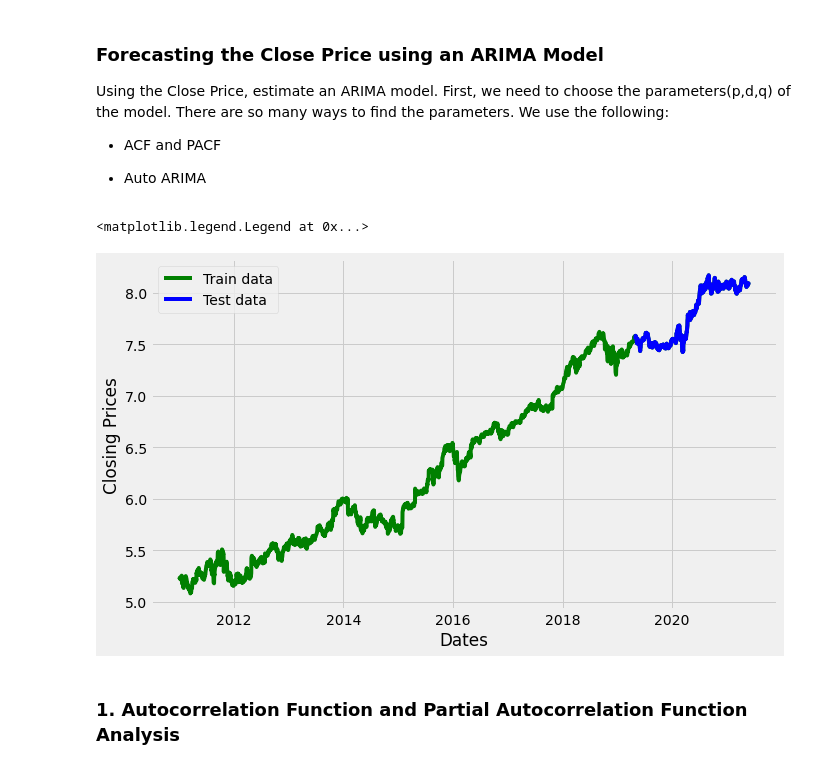
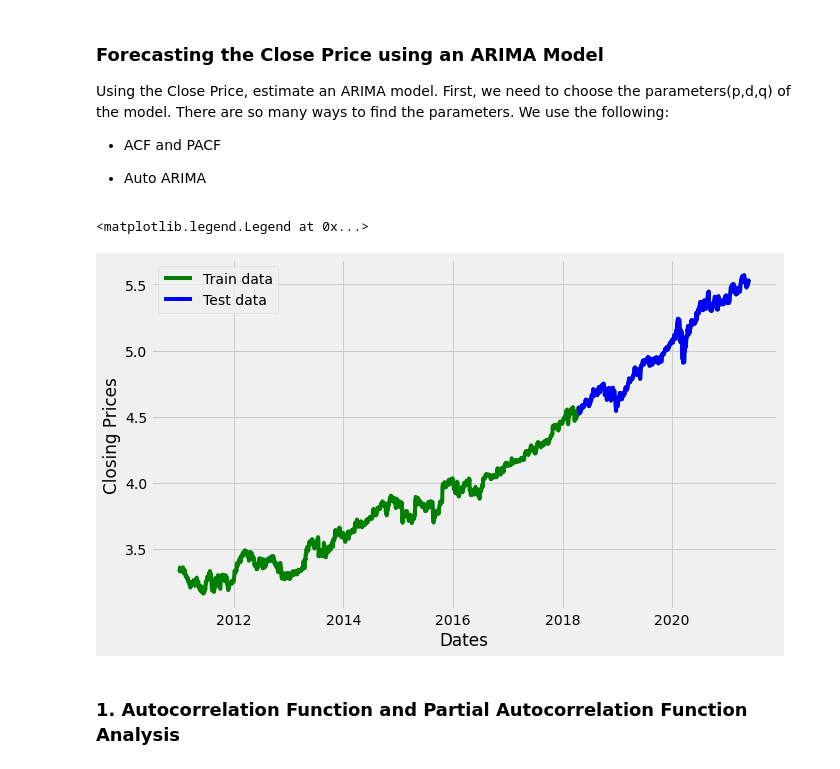
Before and after one commit to somyapanda/Project_2, a Jupyter notebook: Somya/stock_predictions_final.ipynb, the cells around one changed output. Cells and saved outputs as stored; diff of their text form; code cells hidden in the pictures.

```diff
--- a/Somya/stock_predictions_final.ipynb
+++ b/Somya/stock_predictions_final.ipynb
@@ -7,6 +29,6 @@ The data shows the stock price of Amazon.com, Inc(AMZN) from 2011-01-01 till 201
 # %%
-COMPANY_NAME = 'Amazon.com, Inc'
-STOCK_TICKER = 'AMZN'
+COMPANY_NAME = 'Microsoft Corporation'
+STOCK_TICKER = 'MSFT'
 START_DATE = '2011-01-01'
 END_DATE = '2021-05-31'
 # %% [markdown]
@@ -174,22 +176,22 @@ Using the Close Price, estimate an ARIMA model. First, we need to choose the par
 
 - Auto ARIMA
 # %%
-# Split the data set into a 80% for training and 20% for testing
-split_data = int(len(ticker_log_df)*0.8)
+# Split the data set into a 70% for training and 30% for testing
+split_data = int(len(ticker_log_df)*0.7)
 
 train_data = ticker_log_df[0:split_data]
 test_data = ticker_log_df[split_data:]
 
 plt.figure(figsize=(10,6))
 plt.grid(True)
 plt.xlabel('Dates')
 plt.ylabel('Closing Prices')
 plt.plot(ticker_log_df, 'green', label='Train data')
 plt.plot(test_data, 'blue', label='Test data')
 plt.legend()
 # %% [output]
 <matplotlib.legend.Legend at 0x...>
-[figure, old version]
+[figure, new version]
 # %%
 def plot_predictions(predictions):
     pred_series = pd.Series(predictions[:len(test_data)], index=test_data.index)
```
Also changed, not shown: parts of 51 cells of this notebook, 17 other files.
